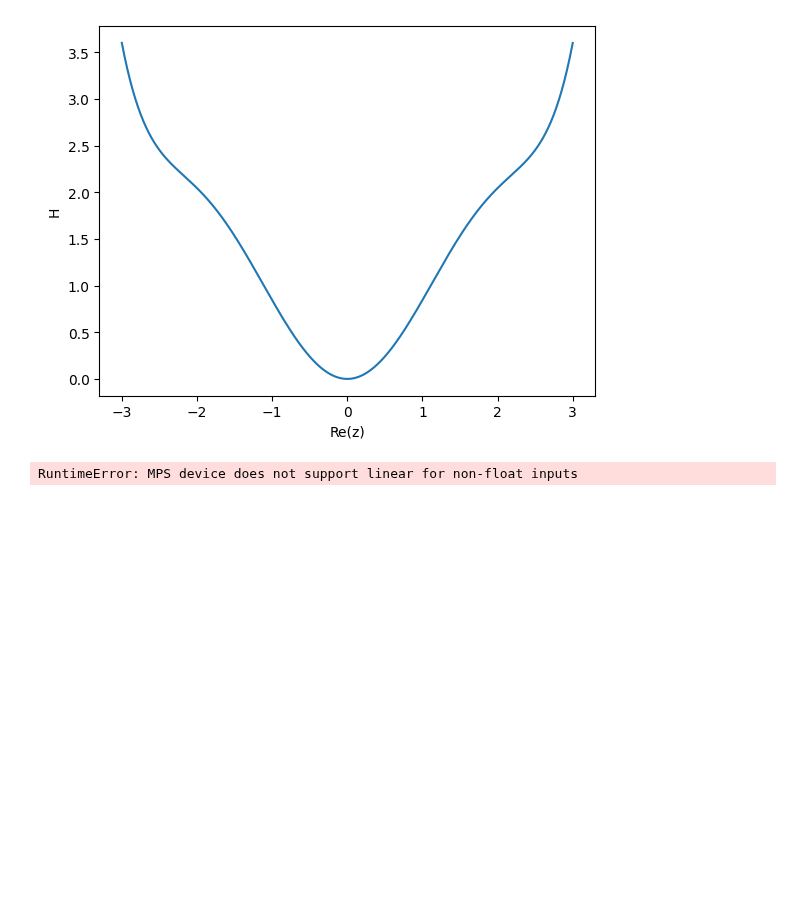
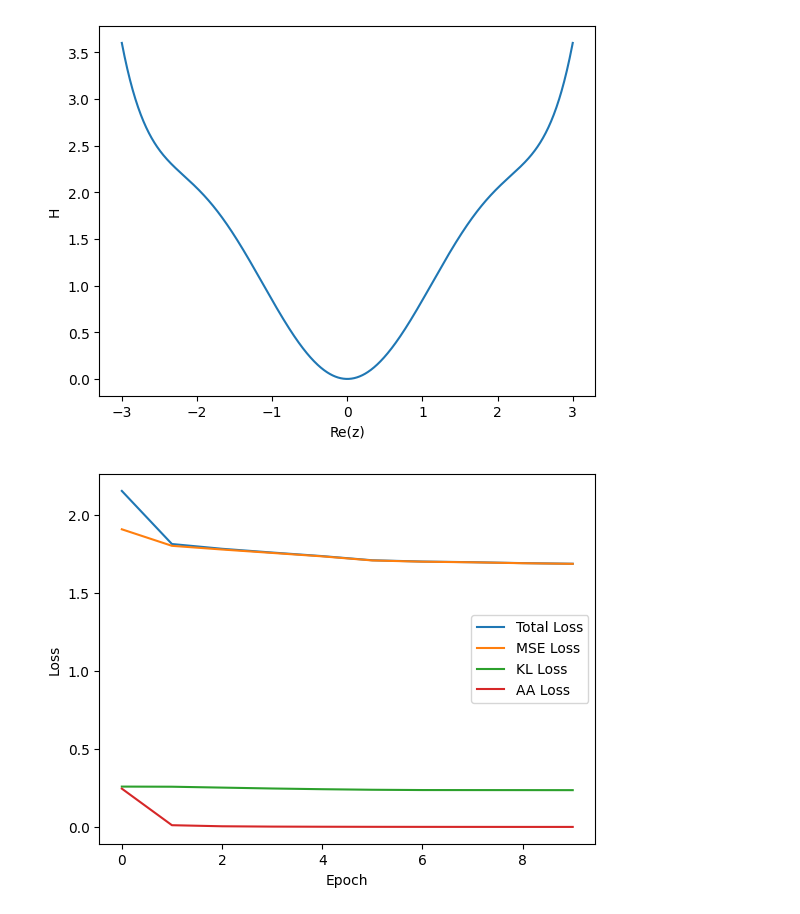
Before and after one commit to kavidey/action-angle-discovery, a Jupyter notebook: vae.ipynb, the cells around one changed output. Drawn from its saved outputs; the diff is of its cells as text; code cells hidden in the pictures; blank space fills up the shorter version.

```diff
--- a/vae.ipynb
+++ b/vae.ipynb
@@ -20,14 +20,14 @@ torch.manual_seed(42)
 <torch._C.Generator at 0x...>
 # %%
 checkpoint_dir = Path("checkpoints") / f"vae_{time.strftime('%Y%m%d-%H%M%S')}"
-dataset_dir = Path("dataset")
+checkpoint_dir.mkdir(parents=True, exist_ok=False)
 
 config = {
     'epochs': 10,
     'lr': 1e-2,
     'batch_size': 32,
-    'kl_weight': 0.1,
-    'aa_weight': 0.1,
+    'kl_weight': 0.01,
+    'aa_weight': 5,
     'dim': 1,
     'n': 100, # how many samples per trajectory
     'dt': 0.1 # time difference between samples
@@ -53,7 +53,7 @@ np.allclose(2, h_f(x0, x0, omega0_val))
 True
 [figure]
 # %%
-hamiltonians = np.arange(0, 3, 0.1)
+hamiltonians = np.linspace(0.1, 1.5, 100)
 num_random_starts = 10
 random_start_range = (0, 10)
 trajectory_duration = config['n'] * config['dt']
@@ -77,8 +77,11 @@ for h_val in hamiltonians:
     t_eval = np.arange(*t_span, config['dt'])
     test_dset.append(sho.sample_trajectory(dhdx_bar_f, x0, omega0_val, t_span, t_eval))
 
-train_loader = torch.utils.data.DataLoader(torch.tensor(train_dset), batch_size=config['batch_size'])
-test_loader = torch.utils.data.DataLoader(torch.tensor(train_dset), batch_size=config['batch_size'])
+train_dset = torch.tensor(train_dset)
+test_dset = torch.tensor(test_dset)
+
+train_loader = torch.utils.data.DataLoader(train_dset, batch_size=config['batch_size'], shuffle=True)
+test_loader = torch.utils.data.DataLoader(train_dset, batch_size=config['batch_size'], shuffle=True)
 # %%
 # VAE code modified from: https://github.com/AntixK/PyTorch-VAE/blob/master/models/vanilla_vae.py
 class Encoder(nn.Module):
@@ -161,13 +176,17 @@ def loss_fn(recon, mu, logvar, phi, x, config):
     recon_loss = F.mse_loss(recon, x)
 
     kl_loss = torch.mean(-0.5 * torch.sum(1 + logvar - mu ** 2 - logvar.exp(), dim = 1), dim = 0)
+    kl_loss = kl_loss.sum()/config['dim']
 
     # Minimize the change in action and derivative of angle over time
     J = mu[:, :, :config['dim']]
     phi_dot = mu[:, :, config['dim']:]
-    aa_loss = torch.sum(J - J.mean(), axis=1) + torch.sum(phi_dot - phi_dot.mean(), axis=1)
+    aa_loss = torch.sum(torch.abs(J - J.mean(axis=1).unsqueeze(1)), axis=1) + torch.sum(torch.abs(phi_dot - phi_dot.mean(axis=1).unsqueeze(1)), axis=1)
+    aa_loss = aa_loss.sum()/config['n']
 
-    loss = recon_loss + config['kl_weight']*kl_loss + config['aa_weight']*aa_loss
+
+    # loss = recon_loss + config['kl_weight']*kl_loss + config['aa_weight']*aa_loss
+    loss = recon_loss + config['aa_weight']*aa_loss
 
     return loss, recon_loss, kl_loss, aa_loss
 # %%
@@ -178,6 +197,8 @@ running_loss = []
 running_mse = []
 running_kl = []
 running_aa = []
+
+model.train()
 
 pbar = tqdm(range(config['epochs']))
 for epoch in pbar:
@@ -185,8 +206,12 @@ for epoch in pbar:
     for batch_idx, x in enumerate(train_loader):
         optimizer.zero_grad()
 
+        J_orig = x[:,1].to(torch.float32)
+        phi_orig = x[:,2].to(torch.float32)
+        x = torch.stack((J_orig, phi_orig), axis=-1).to(device)
+
         recon, mu, logvar, phi, J = model(x)
-        loss, mse_loss, kl_loss, aa_loss = loss_fn(recon, mu, logvar, phi)
+        loss, mse_loss, kl_loss, aa_loss = loss_fn(recon, mu, logvar, phi, x, config)
 
         total_loss += loss
         total_mse += mse_loss
@@ -197,26 +222,26 @@ for epoch in pbar:
         optimizer.step()
 
     pbar.set_postfix_str(f"Loss: {total_loss/len(train_loader):.2f}")
-    running_loss.append(total_loss / len(train_loader))
-    running_mse.append(total_mse / len(train_loader))
-    running_kl.append(total_kl / len(train_loader))
-    running_aa.append(total_aa / len(train_loader))
+    running_loss.append(total_loss.item() / len(train_loader))
+    running_mse.append(total_mse.item() / len(train_loader))
+    running_kl.append(total_kl.item() / len(train_loader))
+    running_aa.append(total_aa.item() / len(train_loader))
 
 torch.save(model.state_dict(), checkpoint_dir / 'ckpt.pt')
 with open(checkpoint_dir/'config.json', 'w') as f:
     json.dump(config, f)
-# %% [output]
-RuntimeError: MPS device does not support linear for non-float inputs
 # %%
 plt.plot(running_loss, label='Total Loss')
 plt.plot(running_mse, label='MSE Loss')
-plt.plot(running_kl, label='KL Loss')
-plt.plot(running_aa, label='AA Loss')
+plt.plot(np.array(running_kl)*config['kl_weight'], label='KL Loss')
+plt.plot(np.array(running_aa)*config['aa_weight'], label='AA Loss')
 
 plt.legend()
 plt.xlabel("Epoch")
 plt.ylabel("Loss")
 plt.show()
+# %% [output]
+[figure, added]
 # %%
 def aa_plot(axs, J, phi, **kwargs):
     axs[0].plot(torch.cos(phi)*J, torch.sin(phi)*J, **kwargs)
```
Also changed, not shown: parts of 3 cells of this notebook, 1 other file.
